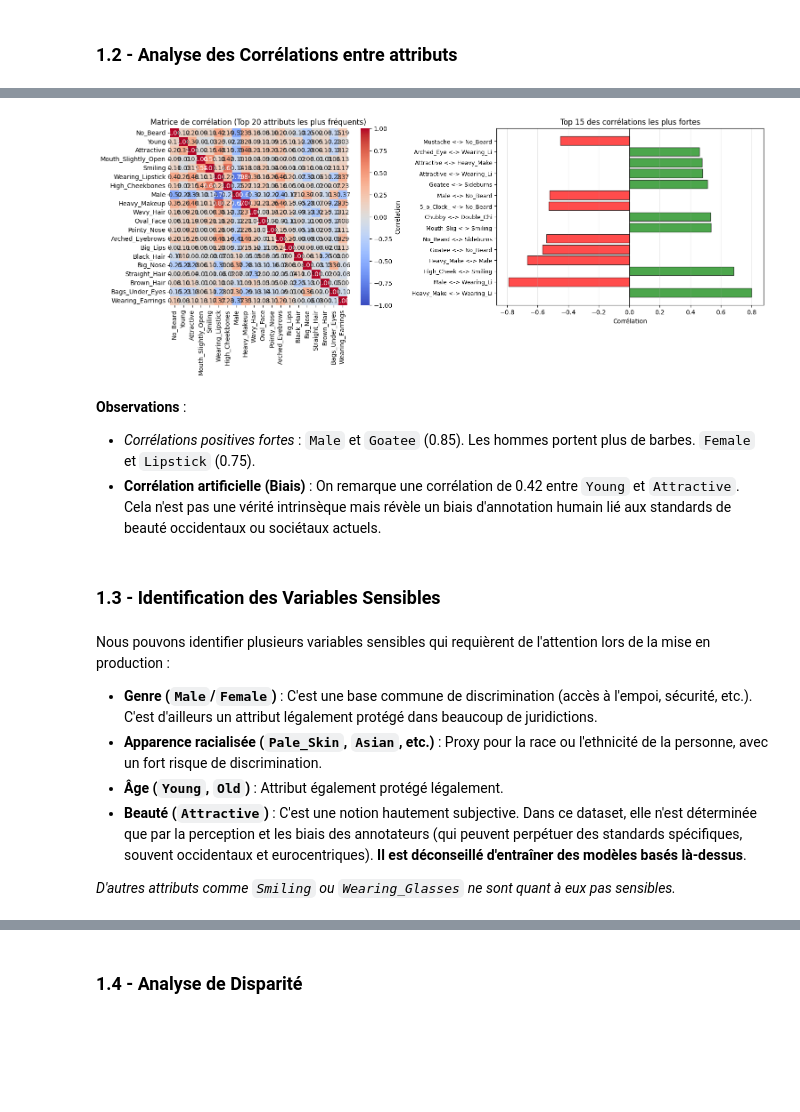
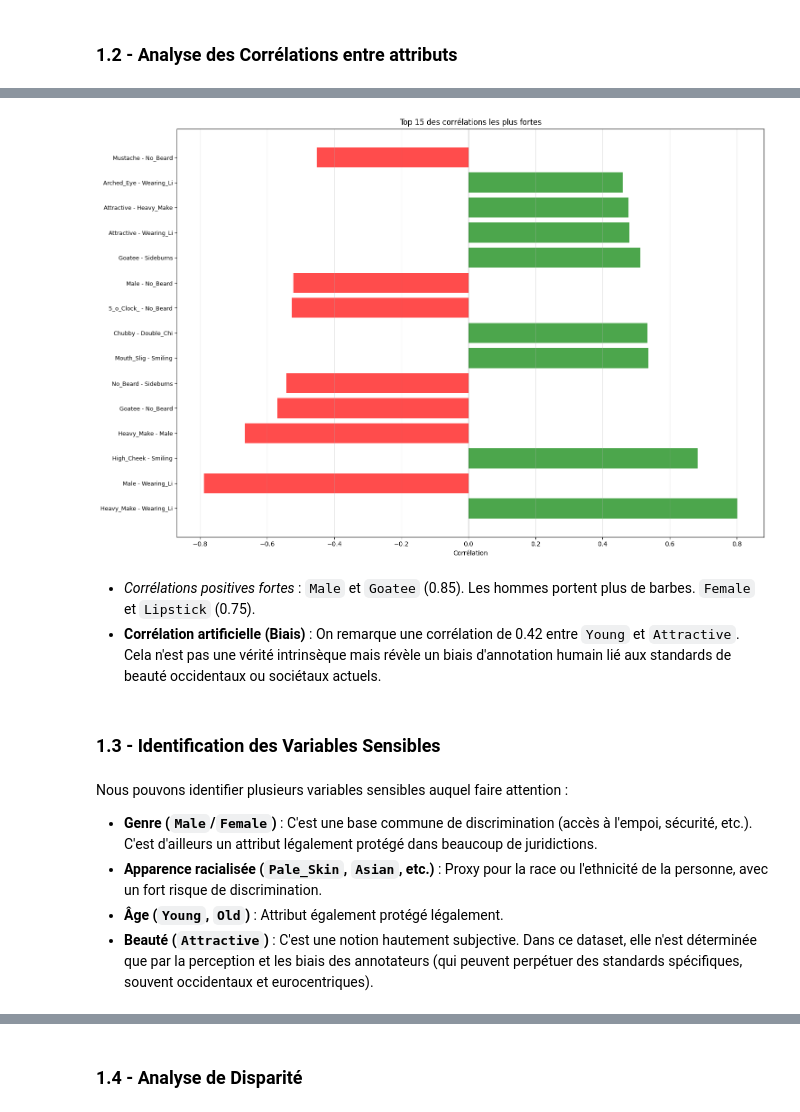
Before and after one commit to daphnemaschas/REXIA, a Jupyter notebook: notebooks/données_images.ipynb, the cells around one changed output, grey strips where cells are left out. Saved outputs shown, nothing was run; the diff lists cells and outputs as text; code cells hidden in the pictures; blank space fills up the shorter version.

Commit message:
:hammer: working on images

```diff
--- a/notebooks/données_images.ipynb
+++ b/notebooks/données_images.ipynb
@@ -20,7 +20,7 @@ Downloading to C:\Users\clemm\.cache\kagglehub\datasets\jessicali9530\celeba-dat
 Extracting files...
 Path to dataset files: C:\Users\clemm\.cache\kagglehub\datasets\jessicali9530\celeba-dataset\versions\2
 # %%
-df_attrs = pd.read_csv(path+"\list_attr_celeba.csv")
+df_attrs = pd.read_csv(os.path.join(path, "list_attr_celeba.csv"))
 # %%
 df_attrs
 # %% [output]
@@ -85 +95,3 @@ En particulier, s’intéresser à Y=Attractive et S=Pale_Skin. Commenter.
+# %%
+df_attrs = df_attrs.replace(-1, 0)
 # %%
@@ -203,44 +223,29 @@ Mustache             <-> No_Beard            : -0.4526
 # %%
-# Visualisation des corrélations
-fig, axes = plt.subplots(1, 2, figsize=(16, 6))
-
-# Heatmap de la matrice de corrélation (top 20 attributs)
-ax = axes[0]
-top_attrs = attr_distribution.head(20).index.tolist()
-sns.heatmap(corr_matrix.loc[top_attrs, top_attrs], annot=True, fmt='.2f',
-            cmap='coolwarm', center=0, ax=ax, cbar_kws={'label': 'Corrélation'},
-            square=True, vmin=-1, vmax=1)
-ax.set_title('Matrice de corrélation (Top 20 attributs les plus fréquents)')
-
-# Graphique des corrélations les plus fortes
-ax = axes[1]
+fig, ax = plt.subplots(1, 1, figsize=(15, 10))
 top_corr = corr_df.nlargest(15, 'abs_corr').copy()
-top_corr['pair'] = top_corr['attr1'].str[:10] + ' <-> ' + top_corr['attr2'].str[:10]
+top_corr['pair'] = top_corr['attr1'].str[:10] + ' - ' + top_corr['attr2'].str[:10]
 colors = ['red' if x < 0 else 'green' for x in top_corr['correlation']]
-ax.barh(range(len(top_corr)), top_corr['correlation'], color=colors, alpha=0.7, edgecolor='black')
+ax.barh(range(len(top_corr)), top_corr['correlation'], color=colors, alpha=0.7)
 ax.set_yticks(range(len(top_corr)))
 ax.set_yticklabels(top_corr['pair'], fontsize=9)
 ax.set_xlabel('Corrélation')
 ax.set_title('Top 15 des corrélations les plus fortes')
 ax.axvline(x=0, color='black', linestyle='-', linewidth=0.8)
 ax.grid(axis='x', alpha=0.3)
 
 plt.tight_layout()
 plt.show()
 # %% [output]
-[figure, old version]
+[figure, new version]
 # %% [markdown]
-**Observations** :
 - *Corrélations positives fortes* : `Male` et `Goatee` (0.85). Les hommes portent plus de barbes. `Female` et `Lipstick` (0.75).
 - **Corrélation artificielle (Biais)** : On remarque une corrélation de 0.42 entre `Young` et `Attractive`. Cela n'est pas une vérité intrinsèque mais révèle un biais d'annotation humain lié aux standards de beauté occidentaux ou sociétaux actuels.
 # %% [markdown]
 ### 1.3 - Identification des Variables Sensibles
 # %% [markdown]
-Nous pouvons identifier plusieurs variables sensibles qui requièrent de l'attention lors de la mise en production :
+Nous pouvons identifier plusieurs variables sensibles auquel faire attention :
 - **Genre (`Male`/`Female`)** : C'est une base commune de discrimination (accès à l'empoi, sécurité, etc.). C'est d'ailleurs un attribut légalement protégé dans beaucoup de juridictions.
 - **Apparence racialisée (`Pale_Skin`, `Asian`, etc.)** : Proxy pour la race ou l'ethnicité de la personne, avec un fort risque de discrimination.
 - **Âge (`Young`, `Old`)** : Attribut également protégé légalement.
-- **Beauté (`Attractive`)** : C'est une notion hautement subjective. Dans ce dataset, elle n'est déterminée que par la perception et les biais des annotateurs (qui peuvent perpétuer des standards spécifiques, souvent occidentaux et eurocentriques). **Il est déconseillé d'entraîner des modèles basés là-dessus**.
-
-*D'autres attributs comme `Smiling` ou `Wearing_Glasses` ne sont quant à eux pas sensibles.*
+- **Beauté (`Attractive`)** : C'est une notion hautement subjective. Dans ce dataset, elle n'est déterminée que par la perception et les biais des annotateurs (qui peuvent perpétuer des standards spécifiques, souvent occidentaux et eurocentriques).
 # %%
```
Also changed, not shown: parts of 16 cells of this notebook.
